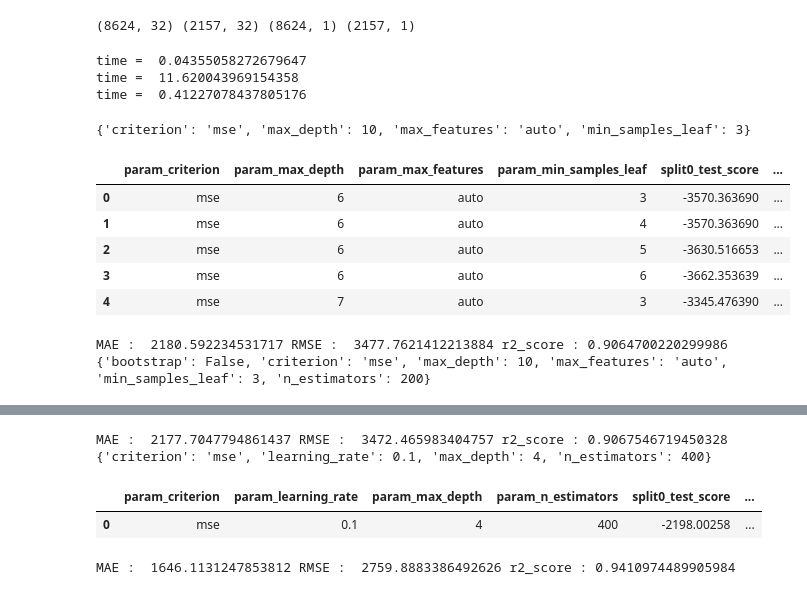
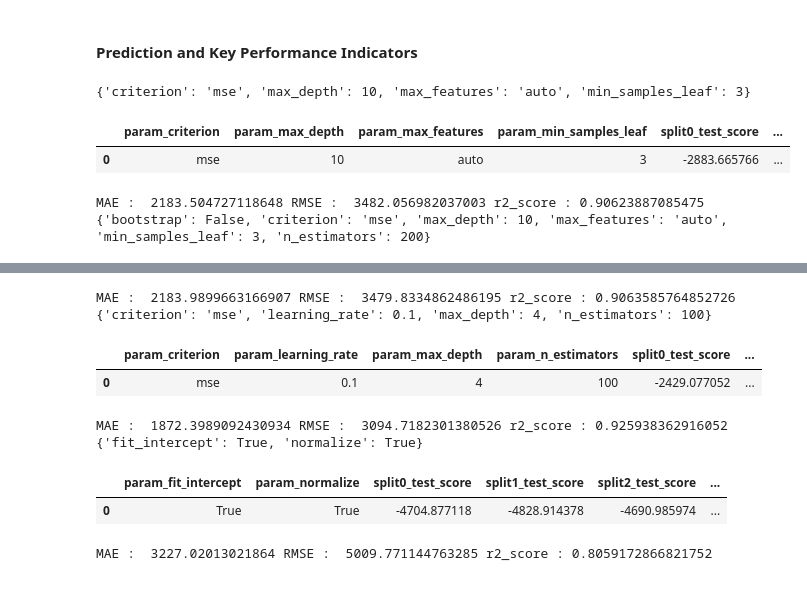
Before and after one commit to SKawsar/bmw_used_car, a Jupyter notebook: modeling.ipynb, the cells around one changed output, grey strips where cells are left out. Cells and saved outputs as stored; diff of their text form; code cells hidden in the pictures.

```diff
--- a/modeling.ipynb
+++ b/modeling.ipynb
@@ -90,0 +299,2 @@ def variance_threshold_selector(data, threshold):
+# %%
+model_LR = linear_regressor(X_train, y_train, [True], [True], 'neg_root_mean_squared_error', 5)
@@ -103,9 +363,10 @@ def cv_result(model):
 
     # list of columns to drop
     drop_cols = ['mean_fit_time', 'std_fit_time', 'mean_score_time',
-                 'std_score_time', 'params', 'rank_test_score']
+                 'std_score_time', 'params']
 
     cross_val_result = cross_val_result.drop(drop_cols, axis=1)
+    cross_val_result = cross_val_result.sort_values(by='rank_test_score')
 
     # return a dataframe
     return cross_val_result
@@ -143,43 +373,5 @@ None
-# %%
-train = df.drop('price', axis=1)
-y = df[['price']]
-
-# training size = 80%, test size = 20%
-X_train, X_test, y_train, y_test = train_test_split(train, y, test_size=0.2, random_state=42)
-
-print(X_train.shape, X_test.shape, y_train.shape, y_test.shape)
-# %% [output]
-(8624, 32) (2157, 32) (8624, 1) (2157, 1)
-# %%
-model_DT = decision_tree_regressor(X_train, y_train,
-                                   ['mse'],
-                                   ['auto'],
-                                   np.arange(10,11,1).tolist(),
-                                   np.arange(3,4,1).tolist(),
-                                   'neg_root_mean_squared_error',
-                                   5)
-
-model_RF = random_forest_regressor(X_train, y_train,
-                                   ['mse'],
-                                   np.arange(200,201,100).tolist(),
-                                   [False],
-                                   ['auto'],
-                                   np.arange(10,11,1).tolist(),
-                                   np.arange(3,4,1).tolist(),
-                                   'neg_root_mean_squared_error',
-                                   5)
-
-model_GB = gradient_boosting_regressor(X_train, y_train,
-                                       ['mse'],
-                                       np.arange(4,5,1).tolist(),
-                                       np.arange(400,401,100).tolist(),
-                                       [0.1],
-                                       'neg_root_mean_squared_error',
-                                       5)
-# %% [output]
-time =  0.04355058272679647
-time =  11.620043969154358
-time =  0.41227078437805176
+# %% [markdown]
+#### Prediction and Key Performance Indicators
 # %%
 def model_output(X_test, y_test, model):
 
@@ -198,15 +390,13 @@ def model_output(X_test, y_test, model):
 # %%
 cv_DT, y_pred_DT, MAE_DT, RMSE_DT, r2_DT = model_output(X_test, y_test, model_DT)
 cv_RF, y_pred_RF, MAE_RF, RMSE_RF, r2_RF = model_output(X_test, y_test, model_RF)
 cv_GB, y_pred_GB, MAE_GB, RMSE_GB, r2_GB = model_output(X_test, y_test, model_GB)
+cv_LR, y_pred_LR, MAE_LR, RMSE_LR, r2_LR = model_output(X_test, y_test, model_LR)
+# cv_XGB, y_pred_XGB, MAE_XGB, RMSE_XGB, r2_XGB = model_output(X_test, y_test, model_XGB)
 # %% [output]
 {'criterion': 'mse', 'max_depth': 10, 'max_features': 'auto', 'min_samples_leaf': 3}
 |  | param_criterion | param_max_depth | param_max_features | param_min_samples_leaf | split0_test_score | ... |
-| 0 | mse | 6 | auto | 3 | -3570.363690 | ... |
-| 1 | mse | 6 | auto | 4 | -3570.363690 | ... |
-| 2 | mse | 6 | auto | 5 | -3630.516653 | ... |
-| 3 | mse | 6 | auto | 6 | -3662.353639 | ... |
-| 4 | mse | 7 | auto | 3 | -3345.476390 | ... |
+| 0 | mse | 10 | auto | 3 | -2883.665766 | ... |
-MAE :  2180.592234531717 RMSE :  3477.7621412213884 r2_score : 0.9064700220299986
+MAE :  2183.504727118648 RMSE :  3482.056982037003 r2_score : 0.90623887085475
 {'bootstrap': False, 'criterion': 'mse', 'max_depth': 10, 'max_features': 'auto', 'min_samples_leaf': 3, 'n_estimators': 200}
 |  | param_bootstrap | param_criterion | param_max_depth | param_max_features | param_min_samples_leaf | ... |
@@ -218,5 +404,9 @@ MAE :  2180.592234531717 RMSE :  3477.7621412213884 r2_score : 0.906470022029998
-MAE :  2177.7047794861437 RMSE :  3472.465983404757 r2_score : 0.9067546719450328
-{'criterion': 'mse', 'learning_rate': 0.1, 'max_depth': 4, 'n_estimators': 400}
+MAE :  2183.9899663166907 RMSE :  3479.8334862486195 r2_score : 0.9063585764852726
+{'criterion': 'mse', 'learning_rate': 0.1, 'max_depth': 4, 'n_estimators': 100}
 |  | param_criterion | param_learning_rate | param_max_depth | param_n_estimators | split0_test_score | ... |
-| 0 | mse | 0.1 | 4 | 400 | -2198.00258 | ... |
+| 0 | mse | 0.1 | 4 | 100 | -2429.077052 | ... |
-MAE :  1646.1131247853812 RMSE :  2759.8883386492626 r2_score : 0.9410974489905984
+MAE :  1872.3989092430934 RMSE :  3094.7182301380526 r2_score : 0.925938362916052
+{'fit_intercept': True, 'normalize': True}
+|  | param_fit_intercept | param_normalize | split0_test_score | split1_test_score | split2_test_score | ... |
+| 0 | True | True | -4704.877118 | -4828.914378 | -4690.985974 | ... |
+MAE :  3227.02013021864 RMSE :  5009.771144763285 r2_score : 0.8059172866821752
```
Also changed, not shown: parts of 39 cells of this notebook, 3 other files.
